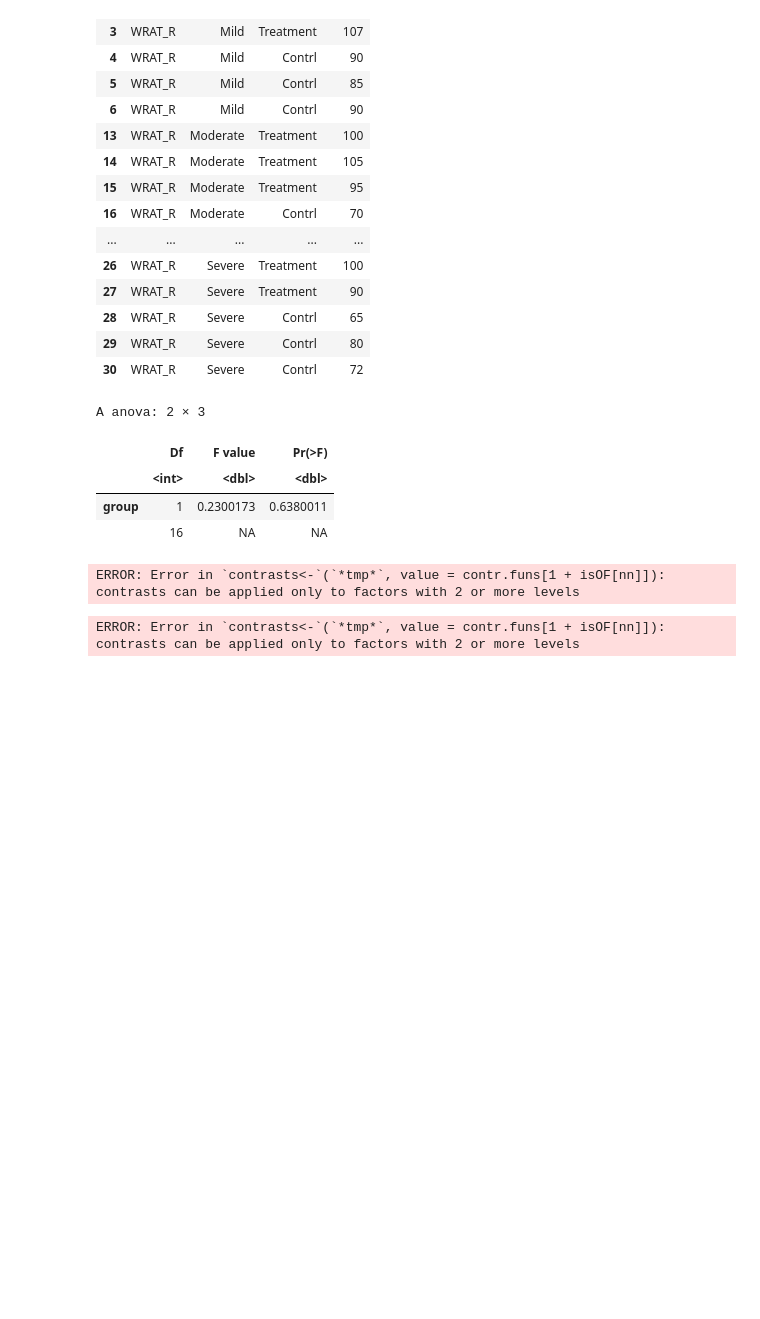
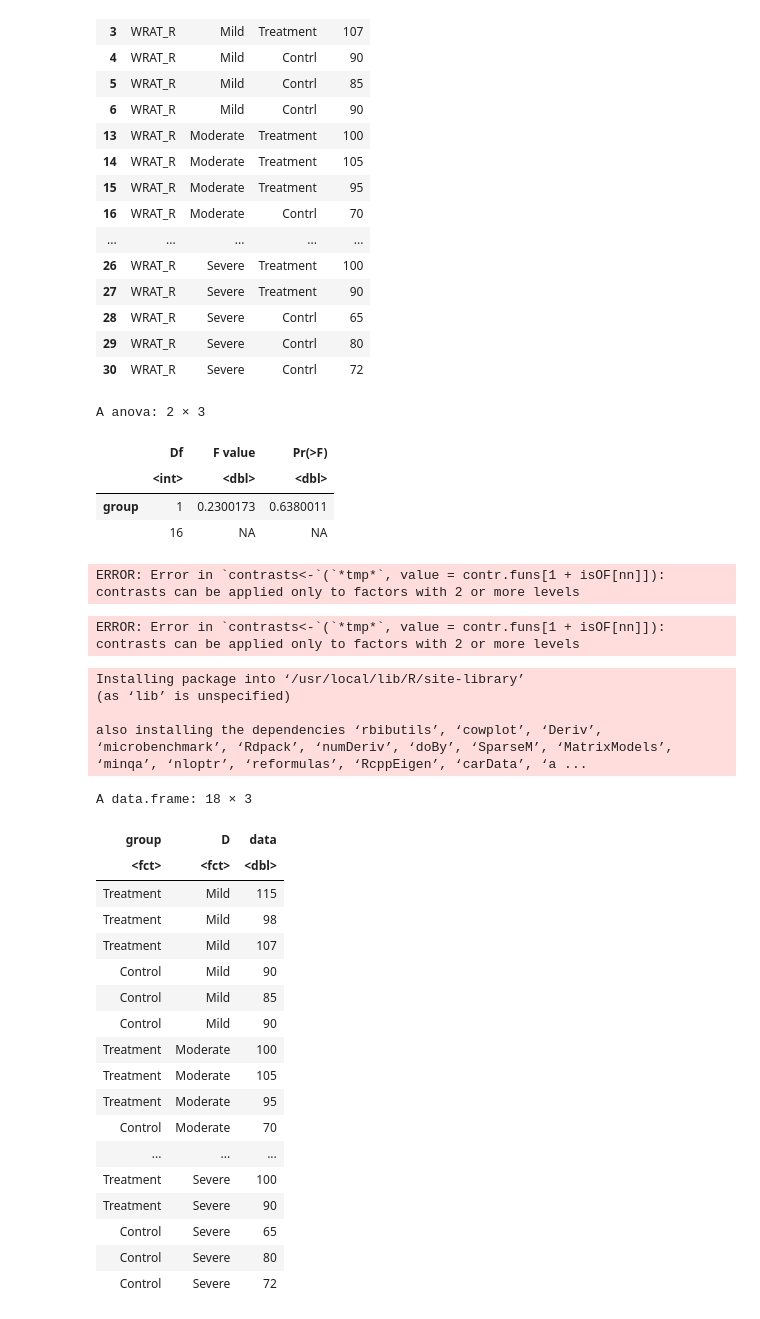
Before and after one commit to tontantip/DADS6001-Applied-statistics, a Jupyter notebook: in class/anova.ipynb, the cells around one changed output. Drawn from its saved outputs; the diff is of its cells as text; code cells hidden in the pictures; blank space fills up the shorter version.

```diff
--- a/in class/anova.ipynb
+++ b/in class/anova.ipynb
@@ -1036,3 +1036,42 @@ aov_model <- aov(data~group*wrat*D,data = new_data_table)
 summary(aov_model)
 # %% [output]
 ERROR: Error in `contrasts<-`(`*tmp*`, value = contr.funs[1 + isOF[nn]]): contrasts can be applied only to factors with 2 or more levels
+# %%
+install.packages("car")
+# %% [output]
+Installing package into ‘/usr/local/lib/R/site-library’
+(as ‘lib’ is unspecified)
+
+also installing the dependencies ‘rbibutils’, ‘cowplot’, ‘Deriv’, ‘microbenchmark’, ‘Rdpack’, ‘numDeriv’, ‘doBy’, ‘SparseM’, ‘MatrixModels’, ‘minqa’, ‘nloptr’, ‘reformulas’, ‘RcppEigen’, ‘carData’, ‘a ...
+# %%
+data <- c(115,98,107,90,85,90
+,100,105,95,70,85,78
+,89,100,90,65,80,72)
+
+group <- factor(c(rep("Treatment",3),rep("Control",3)))
+
+D <- factor(c(rep("Mild",6),rep("Moderate",6),rep("Severe",6)))
+
+data_table <- data.frame(group,D,data)
+
+data_table
+# %% [output]
+A data.frame: 18 × 3
+| group | D | data |
+| <fct> | <fct> | <dbl> |
+| Treatment | Mild | 115 |
+| Treatment | Mild | 98 |
+| Treatment | Mild | 107 |
+| Control | Mild | 90 |
+| Control | Mild | 85 |
+| Control | Mild | 90 |
+| Treatment | Moderate | 100 |
+| Treatment | Moderate | 105 |
+| Treatment | Moderate | 95 |
+| Control | Moderate | 70 |
+| ... | ... | ... |
+| Treatment | Severe | 100 |
+| Treatment | Severe | 90 |
+| Control | Severe | 65 |
+| Control | Severe | 80 |
+| Control | Severe | 72 |
```
Also changed, not shown: parts of 13 cells of this notebook.
